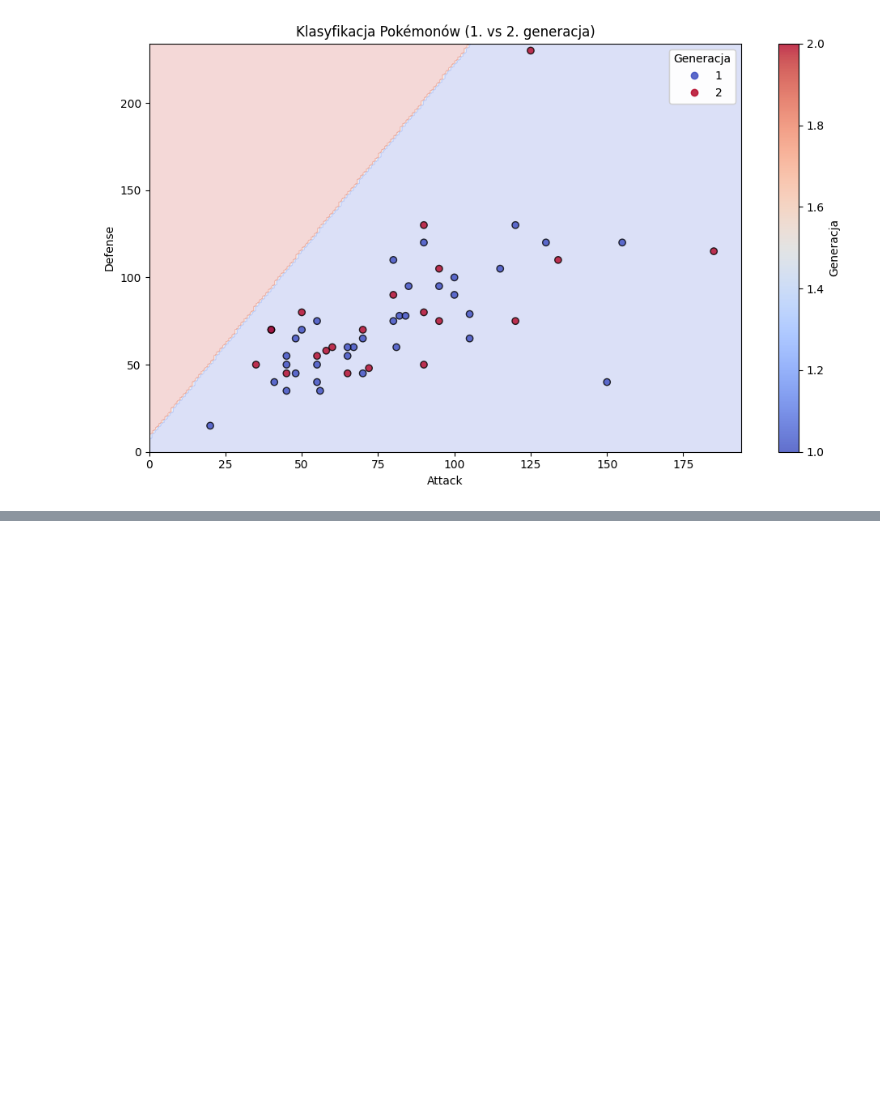
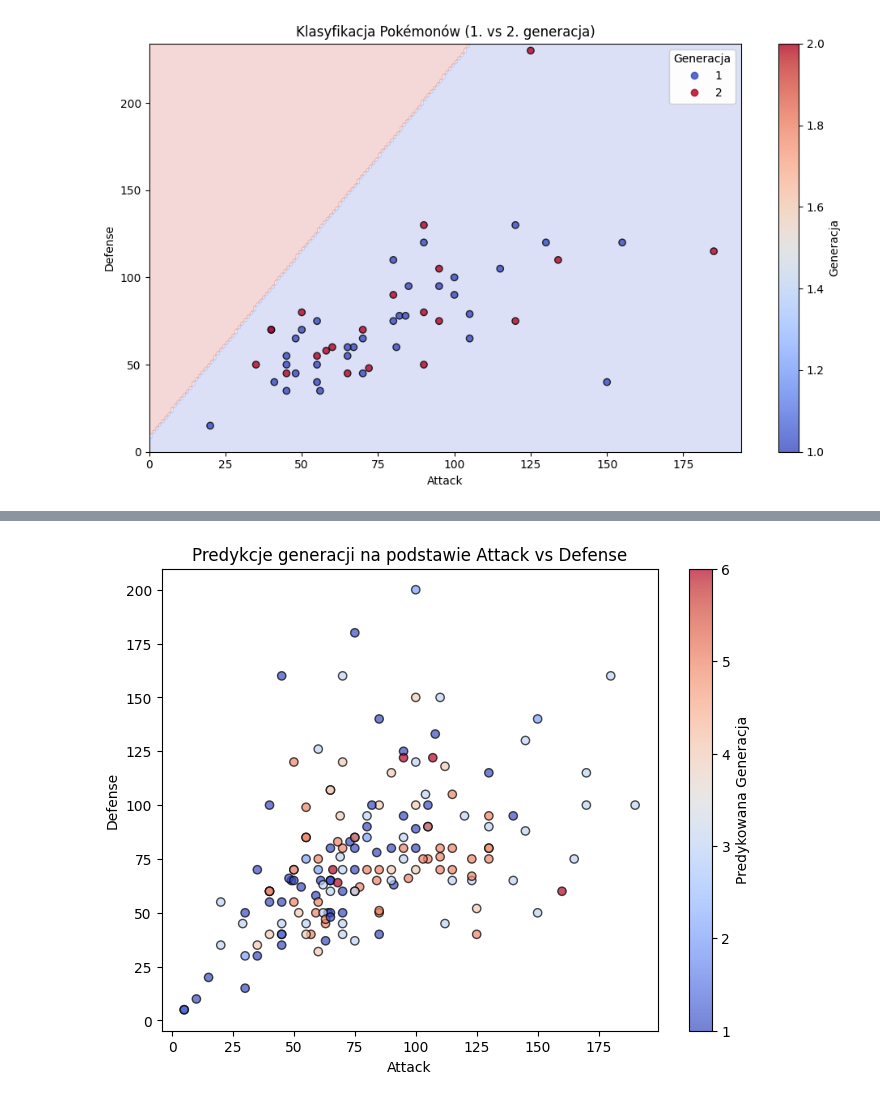
Before and after one commit to tak-creator/giganci, a Jupyter notebook: pandas_pokemon.ipynb, the cells around one changed output, grey strips where cells are left out. Saved outputs shown, nothing was run; the diff lists cells and outputs as text; code cells hidden in the pictures; blank space fills up the shorter version.

```diff
--- a/pandas_pokemon.ipynb
+++ b/pandas_pokemon.ipynb
@@ -501,0 +504,85 @@ plt.show()
+# %%
+import pandas as pd
+import numpy as np
+from sklearn.model_selection import train_test_split, RandomizedSearchCV, cross_val_score, StratifiedKFold
+from sklearn.preprocessing import StandardScaler, PolynomialFeatures
+from sklearn.ensemble import RandomForestClassifier
+from sklearn.metrics import accuracy_score, classification_report
+import matplotlib.pyplot as plt
+from scipy.stats import randint
+
+# 1. Wczytanie danych
+df = pd.read_csv('Pokemon.csv')
+
+# 2. Rozszerzenie zestawu cech
+features = ['Attack', 'Defense', 'HP', 'Speed', 'Sp. Atk', 'Sp. Def', 'Total']
+X = df[features]
+y = df['Generation']
+
+# 3. Podział na train/test z zachowaniem rozkładu klas
+X_train, X_test, y_train, y_test = train_test_split(
+    X, y,
+    test_size=0.2,
+    random_state=42,
+    stratify=y
+)
+
+# 4. Standaryzacja
+scaler = StandardScaler()
+X_train_s = scaler.fit_transform(X_train)
+X_test_s  = scaler.transform(X_test)
+
+# 5. Dodanie cech wielomianowych (stopień 2)
+poly = PolynomialFeatures(degree=2, interaction_only=False, include_bias=False)
+X_train_p = poly.fit_transform(X_train_s)
+X_test_p  = poly.transform(X_test_s)
+
+# 6. RandomizedSearchCV dla Random Forest
+param_dist = {
+    'n_estimators': randint(100, 500),
+    'max_depth': randint(5, 30),
+    'min_samples_split': randint(2, 20),
+    'min_samples_leaf': randint(1, 10),
+    'max_features': ['auto', 'sqrt', 'log2']
+}
+rf = RandomForestClassifier(random_state=42, n_jobs=-1)
+rand_search = RandomizedSearchCV(
+    estimator=rf,
+    param_distributions=param_dist,
+    n_iter=300,
+    cv=StratifiedKFold(10),
+    scoring='accuracy',
+    random_state=42,
+    n_jobs=-1,
+    verbose=1
+)
+rand_search.fit(X_train_p, y_train)
+best_rf = rand_search.best_estimator_
+print("Best params:", rand_search.best_params_)
+
+# 7. Ocena na zbiorze testowym
+y_pred = best_rf.predict(X_test_p)
+print(f"\nTest Accuracy: {accuracy_score(y_test, y_pred):.4f}")
+print(classification_report(y_test, y_pred))
+
+# 8. Cross‑validation na całym zbiorze
+X_full_p = poly.transform(scaler.transform(X))
+cv_scores = cross_val_score(best_rf, X_full_p, y, cv=StratifiedKFold(5), scoring='accuracy', n_jobs=-1)
+print(f"CV Accuracy: {cv_scores.mean():.4f} ± {cv_scores.std():.4f}")
+
+# 9. Wizualizacja decyzji na danych testowych
+plt.figure(figsize=(8, 6))
+scatter = plt.scatter(
+    X_test['Attack'],
+    X_test['Defense'],
+    c=y_pred,
+    cmap='coolwarm',
+    edgecolors='k',
+    alpha=0.7
+)
+plt.xlabel('Attack')
+plt.ylabel('Defense')
+plt.title('Predykcje generacji na podstawie Attack vs Defense')
+plt.colorbar(scatter, label='Predykowana Generacja')
+plt.show()
+# %% [output]
@@ -501,0 +624 @@ plt.show()
+[figure, added]
```
Also changed, not shown: parts of 2 cells of this notebook.
